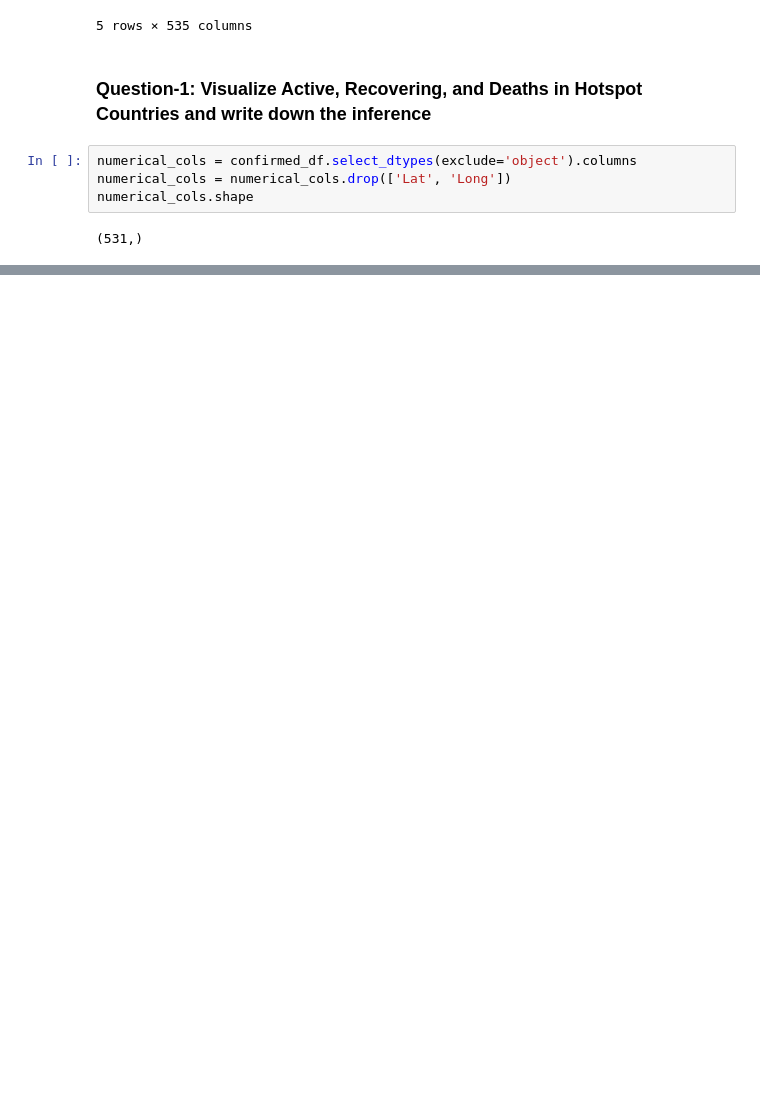
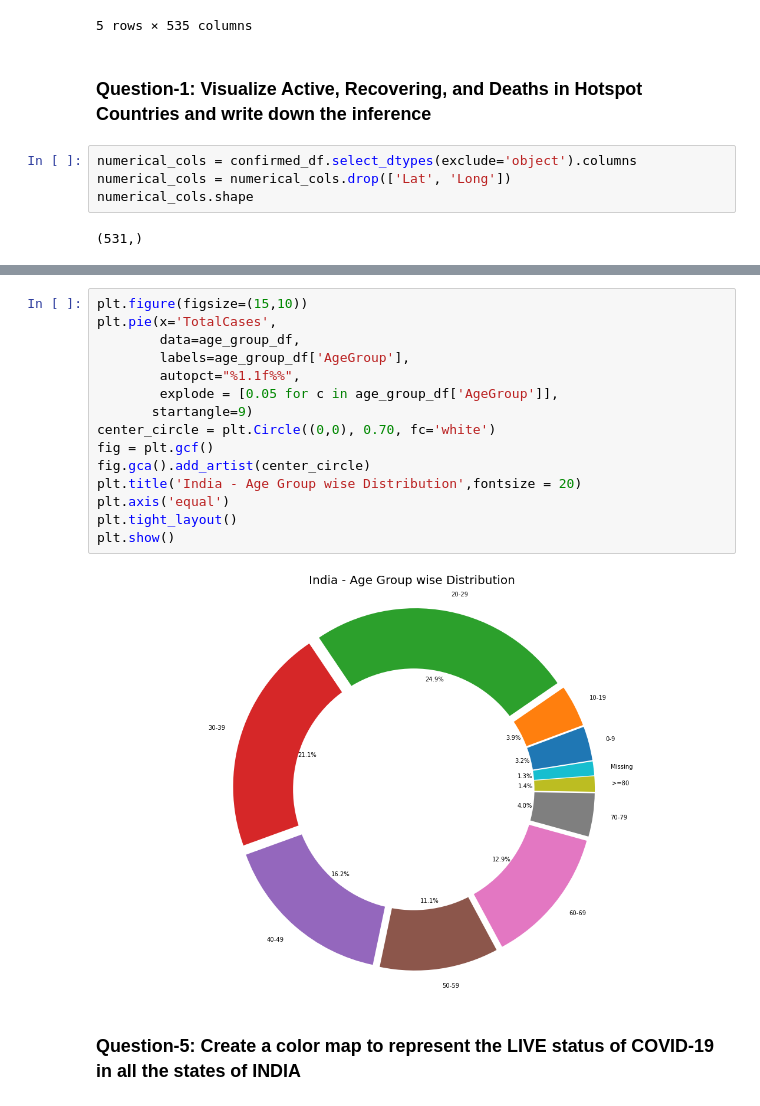
Before and after one commit to prabhavithreddy/Python_AI_ML, a Jupyter notebook: Edureka/PGP AIML/2_Predictive Analytics/QuestionBank/module_2_eda/scenario_4_covid_19.ipynb, the cells around one changed output, grey strips where cells are left out. Cells and saved outputs as stored; diff of their text form; blank space fills up the shorter version.

```diff
--- a/Edureka/PGP AIML/2_Predictive Analytics/QuestionBank/module_2_eda/scenario_4_covid_19.ipynb
+++ b/Edureka/PGP AIML/2_Predictive Analytics/QuestionBank/module_2_eda/scenario_4_covid_19.ipynb
@@ -120,0 +198,19 @@ plt.show()
+# %%
+plt.figure(figsize=(15,10))
+plt.pie(x='TotalCases',
+        data=age_group_df,
+        labels=age_group_df['AgeGroup'],
+        autopct="%1.1f%%",
+        explode = [0.05 for c in age_group_df['AgeGroup']],
+       startangle=9)
+center_circle = plt.Circle((0,0), 0.70, fc='white')
+fig = plt.gcf()
+fig.gca().add_artist(center_circle)
+plt.title('India - Age Group wise Distribution',fontsize = 20)
+plt.axis('equal')
+plt.tight_layout()
+plt.show()
+# %% [output]
+[figure, added]
+# %% [markdown]
+### Question-5: Create a color map to represent the LIVE status of COVID-19 in all the states of INDIA
```
Also changed, not shown: parts of 10 cells of this notebook, 4 other files.
